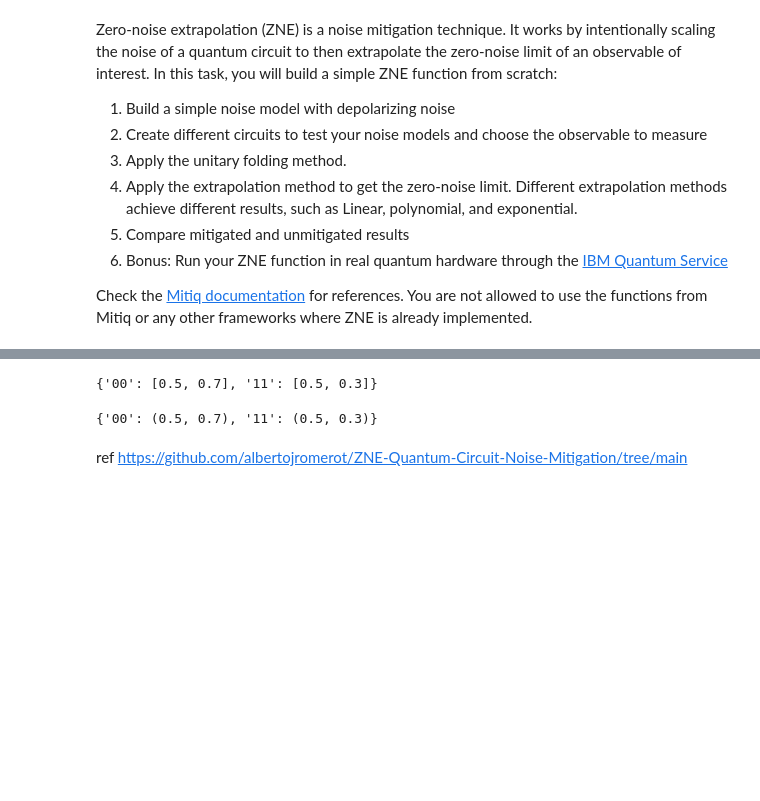
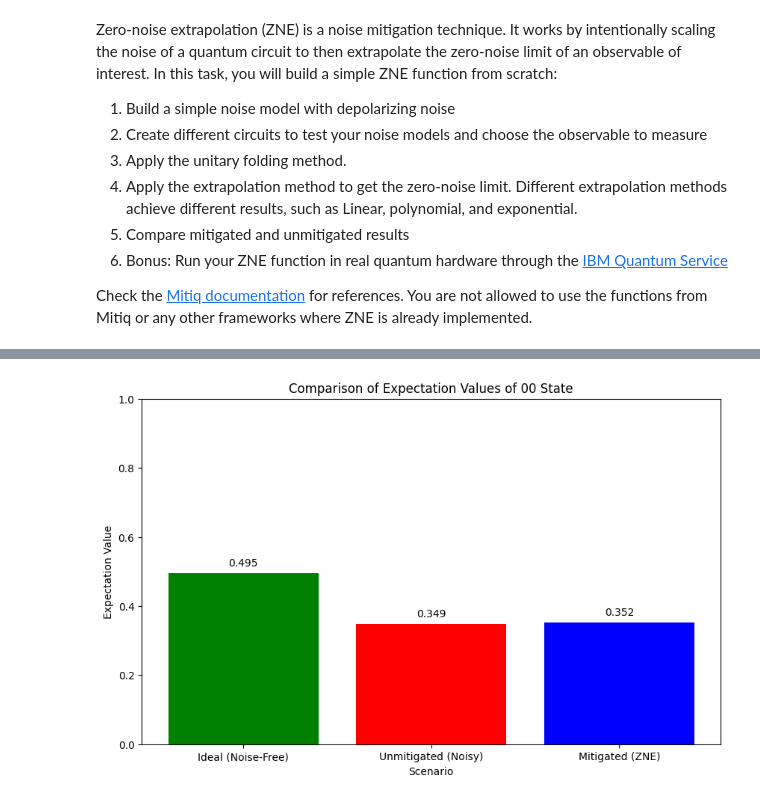
Before and after one commit to awshaffar/QOSF-Mentorship-Program-Screening-Tasks, a Jupyter notebook: Screening Task.ipynb, the cells around one changed output, grey strips where cells are left out. Saved outputs shown, nothing was run; the diff lists cells and outputs as text; code cells hidden in the pictures; blank space fills up the shorter version.

```diff
--- a/Screening Task.ipynb
+++ b/Screening Task.ipynb
@@ -128,14 +121,17 @@ def run_zne(qc, backend, noise_model, fold_factors, extrapolation_method='linear
         noisy_result = execute_circuits_with_noise(folded_circuit, backend, noise_model)
         noisy_results.append(noisy_result)
     prob_noisy = probabilities_measure(noisy_results)
-    zero_noise_limits = extrapolate_zero_noise(fold_factors, prob_noisy, 'exponential')
-    # for n in range(qc.num_qubits):
-    #     qc.measure(n,n)
-    # ideal_result =[execute_circuits(qc,backend)]
-    # prob_ideal = probabilities_measure(ideal_result)
+    zero_noise_limits = extrapolate_zero_noise(fold_factors, prob_noisy, extrapolation_method)
+    for n in range(qc.num_qubits):
+        qc.measure(n,n)
+    ideal_result =[execute_circuits(qc,backend)]
+    prob_ideal = probabilities_measure(ideal_result)
 
-    return zero_noise_limits
+    return {'ideal': prob_ideal, 'unmitigated': prob_noisy, 'mitigated': zero_noise_limits}
 # %%
+# Test the noise model and circuit creation
+noise_model = create_noise_model(0.3)  # Depolarizing error probability
+qc = create_bell_state_circuit()
 service = QiskitRuntimeService(
     channel='ibm_quantum',
     instance='ibm-q-skku/kyunghee-univers/kh-graduate',
@@ -143,5 +139,5 @@ service = QiskitRuntimeService(
 )
 backend = service.backend("ibmq_qasm_simulator")
 # Example usage with linear extrapolation
-fold_factors = [0,1,2,3]  # Original and 3 levels of folding
-results = run_zne(qc, backend, noise_model, fold_factors)
+fold_factors = [0,1,3,5, 7, 9]  # Original and 3 levels of folding
+results = run_zne(qc, backend, noise_model, fold_factors, 'exponential')
@@ -221,25 +144,33 @@ plt.plot(fold_factors,probabilities)
-# %%
-# Given dictionaries
-dict1 = {'00': 0.5, '11': 0.5}
-dict2 = {'00': 0.7, '11': 0.3}
-
-# Combine into one dictionary, grouping by similar keys
-combined_dict = {}
-
-for key in dict1:
-    if key in dict2:
-        combined_dict[key] = [dict1[key], dict2[key]]
-
-print(combined_dict)
-# %% [output]
-{'00': [0.5, 0.7], '11': [0.5, 0.3]}
-# %%
-# Combine into one dictionary, ensuring all keys are included
-for key in set(dict1.keys()).union(dict2.keys()):
-    combined_dict[key] = (dict1.get(key), dict2.get(key))
-
-print(combined_dict)
-# %% [output]
-{'00': (0.5, 0.7), '11': (0.5, 0.3)}
-# %% [markdown]
-ref https://github.com/albertojromerot/ZNE-Quantum-Circuit-Noise-Mitigation/tree/main
+# %%
+# Compare mitigated and unmitigated result with the ideal result
+
+expectation_values_00 = {
+    'Ideal (Noise-Free)': results['ideal']['00'][0],
+    'Unmitigated (Noisy)': results['unmitigated']['00'][0],
+    'Mitigated (ZNE)': results['mitigated']['00']
+}
+
+# Names of the scenarios for plotting
+scenarios = expectation_values_00.keys()
+
+# Expectation values for plotting
+values = expectation_values_00.values()
+
+# Creating the bar plot
+plt.figure(figsize=(10, 6))
+plt.bar(scenarios, values, color=['green', 'red', 'blue'])
+
+# Adding title and labels
+plt.title('Comparison of Expectation Values of 00 State')
+plt.xlabel('Scenario')
+plt.ylabel('Expectation Value')
+
+# Displaying numerical values on top of each bar
+for i, value in enumerate(values):
+    plt.text(i, value + 0.02, f"{value:.3f}", ha = 'center')
+
+# Show plot
+plt.ylim(0, 1)  # Assuming expectation values range from 0 to 1
+plt.show()
+# %% [output]
+[figure, added]
```
Also changed, not shown: parts of 12 cells of this notebook, 1 other file.
